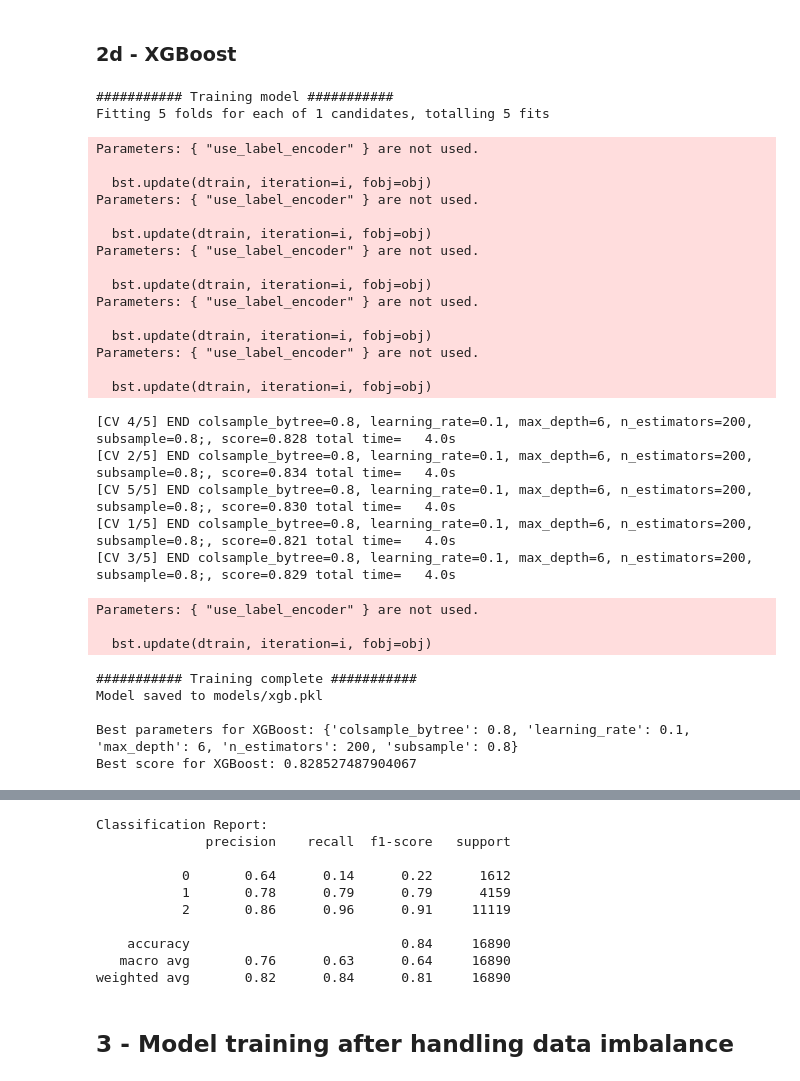
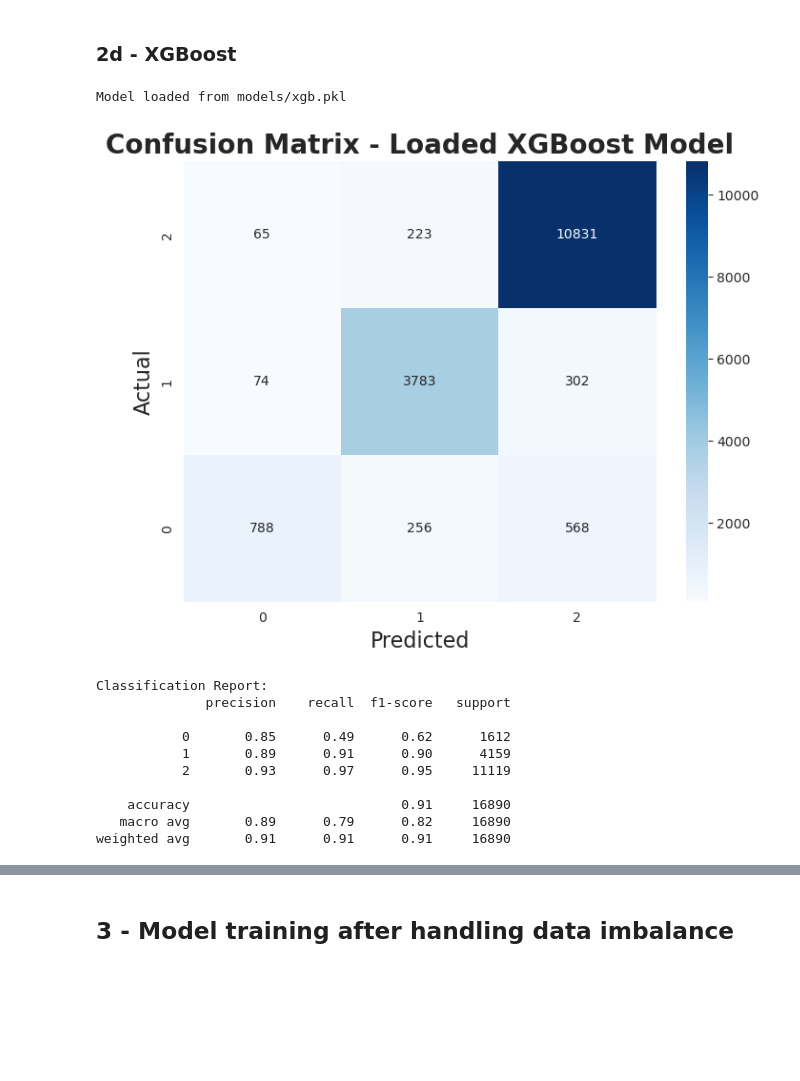
Before and after one commit to ali-hou-supaero/ML_Connect4_Project, a Jupyter notebook: project.ipynb, the cells around one changed output, grey strips where cells are left out. Drawn from its saved outputs; the diff is of its cells as text; code cells hidden in the pictures; blank space fills up the shorter version.

```diff
--- a/project.ipynb
+++ b/project.ipynb
@@ -443,61 +421,43 @@ if choice == 'train':
 
     # Perform grid search for XGBoost
     grid_search_xgb.fit(X_train, y_train_encoded)
     print("########### Training complete ###########")
 
     # Save or overwrite
     joblib.dump(grid_search_xgb.best_estimator_, model_path)
     print(f"Model saved to {model_path}\n")
 
     print(f"Best parameters for XGBoost: {grid_search_xgb.best_params_}")
     print(f"Best score for XGBoost: {grid_search_xgb.best_score_}")
 
     # Evaluate the best XGBoost model on the test set
     best_xgb = grid_search_xgb.best_estimator_
     y_pred_xgb = best_xgb.predict(X_test)
 
     performance_display(y_test_encoded, y_pred_xgb, "XGBoost")
 
 elif choice == 'load':
     if os.path.exists(model_path):
         model = joblib.load(model_path)
         print(f"Model loaded from {model_path}")
         y_pred_xgb = model.predict(X_test)
-        performance_display(y_test, y_pred_xgb, "Loaded XGBoost Model")
+        performance_display(y_test_encoded, y_pred_xgb, "Loaded XGBoost Model")
 
     else:
         print(f"No model found at {model_path}. Please train it first.")
 
 else:
     print("Invalid choice. Please type 'train' or 'load'.")
 # %% [output]
-########### Training model ###########
-Fitting 5 folds for each of 1 candidates, totalling 5 fits
+Model loaded from models/xgb.pkl
+[figure, new version]
-Parameters: { "use_label_encoder" } are not used.
+Classification Report:
+              precision    recall  f1-score   support
 
-  bst.update(dtrain, iteration=i, fobj=obj)
-Parameters: { "use_label_encoder" } are not used.
+           0       0.85      0.49      0.62      1612
+           1       0.89      0.91      0.90      4159
+           2       0.93      0.97      0.95     11119
 
-  bst.update(dtrain, iteration=i, fobj=obj)
-Parameters: { "use_label_encoder" } are not used.
-
-  bst.update(dtrain, iteration=i, fobj=obj)
-Parameters: { "use_label_encoder" } are not used.
-
-  bst.update(dtrain, iteration=i, fobj=obj)
-Parameters: { "use_label_encoder" } are not used.
-
-  bst.update(dtrain, iteration=i, fobj=obj)
+    accuracy                           0.91     16890
+   macro avg       0.89      0.79      0.82     16890
+weighted avg       0.91      0.91      0.91     16890
-[CV 4/5] END colsample_bytree=0.8, learning_rate=0.1, max_depth=6, n_estimators=200, subsample=0.8;, score=0.828 total time=   4.0s
-[CV 2/5] END colsample_bytree=0.8, learning_rate=0.1, max_depth=6, n_estimators=200, subsample=0.8;, score=0.834 total time=   4.0s
-[CV 5/5] END colsample_bytree=0.8, learning_rate=0.1, max_depth=6, n_estimators=200, subsample=0.8;, score=0.830 total time=   4.0s
-[CV 1/5] END colsample_bytree=0.8, learning_rate=0.1, max_depth=6, n_estimators=200, subsample=0.8;, score=0.821 total time=   4.0s
-[CV 3/5] END colsample_bytree=0.8, learning_rate=0.1, max_depth=6, n_estimators=200, subsample=0.8;, score=0.829 total time=   4.0s
-Parameters: { "use_label_encoder" } are not used.
-
-  bst.update(dtrain, iteration=i, fobj=obj)
-########### Training complete ###########
-Model saved to models/xgb.pkl
-
-Best parameters for XGBoost: {'colsample_bytree': 0.8, 'learning_rate': 0.1, 'max_depth': 6, 'n_estimators': 200, 'subsample': 0.8}
-Best score for XGBoost: 0.828527487904067
@@ -505,12 +464,2 @@ Best score for XGBoost: 0.828527487904067
-Classification Report:
-              precision    recall  f1-score   support
-
-           0       0.64      0.14      0.22      1612
-           1       0.78      0.79      0.79      4159
-           2       0.86      0.96      0.91     11119
-
-    accuracy                           0.84     16890
-   macro avg       0.76      0.63      0.64     16890
-weighted avg       0.82      0.84      0.81     16890
 # %% [markdown]
 ## 3 - Model training after handling data imbalance
```
Also changed, not shown: parts of 13 cells of this notebook.
